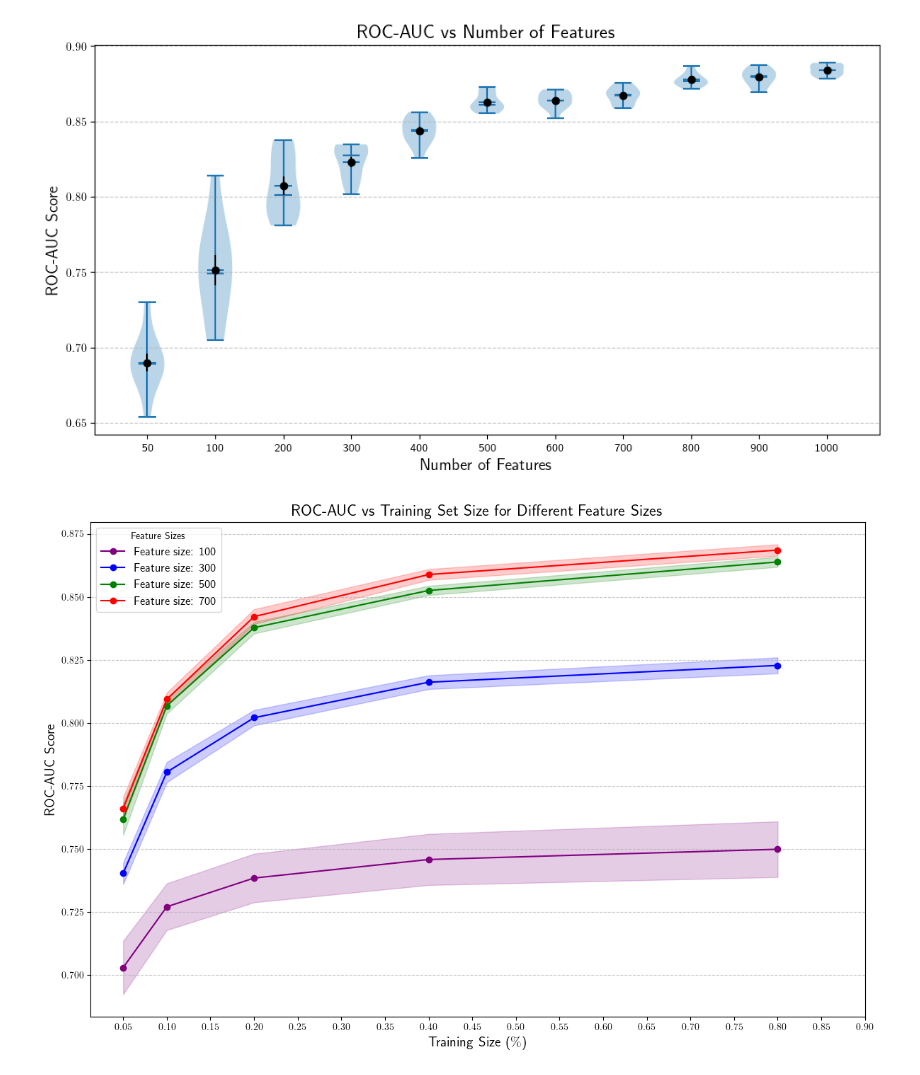
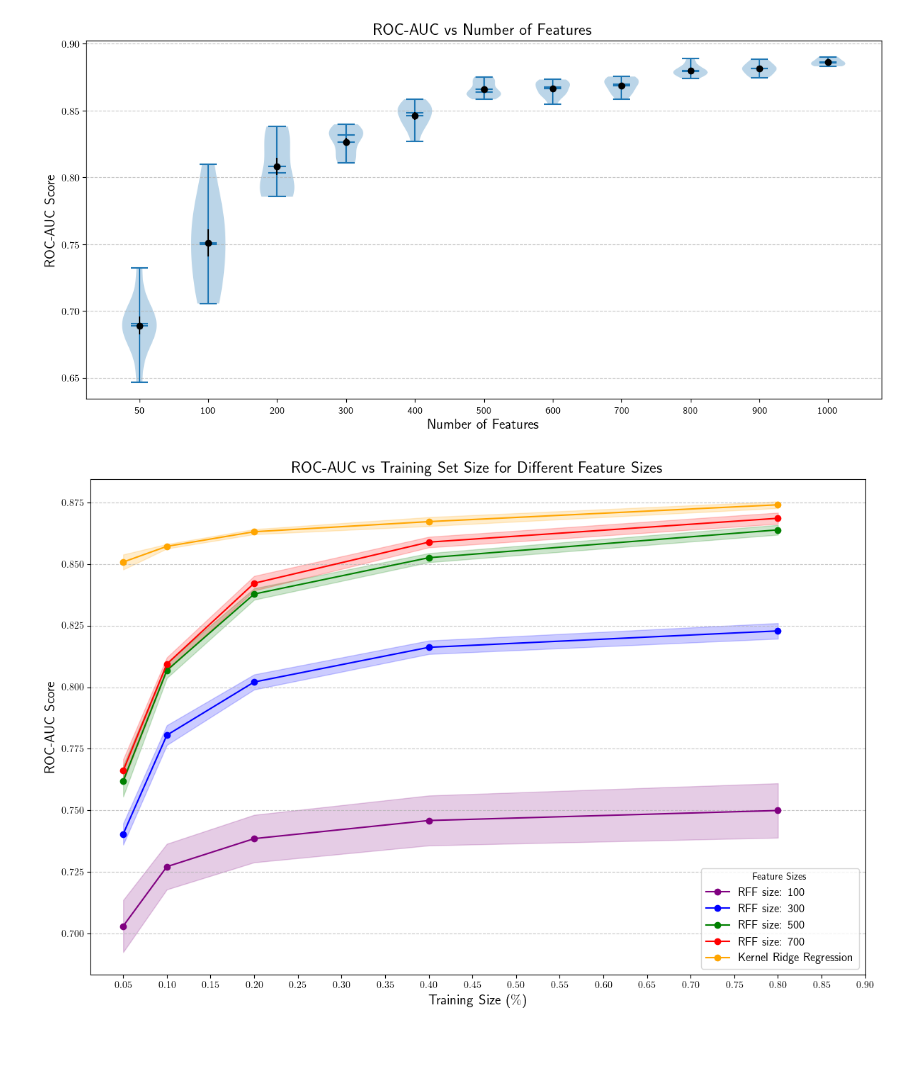
Before and after one commit to gunmin0826/CSC2515_NCSI, a Jupyter notebook: Kernel/neutrino.ipynb, the cells around one changed output. Cells and saved outputs as stored; diff of their text form; code cells hidden in the pictures; blank space fills up the shorter version.

Commit message:
mean plots

```diff
--- a/Kernel/neutrino.ipynb
+++ b/Kernel/neutrino.ipynb
@@ -33,7 +33,7 @@ roc_auc_scores_all = {n_components: [] for n_components in components_range}
 # Collect scores for each number of components
 for n_components in components_range:
     for run in range(10):  # Repeat 10 runs for each number of components
-        X_train, X_test, y_train, y_test = train_test_split(X, y_encoded, test_size=0.3, random_state=42)
+        X_train, X_test, y_train, y_test = train_test_split(X, y_encoded, test_size=0.2, random_state=42)
         # Create a pipeline with the current number of components
         pipeline = make_pipeline(
             StandardScaler(),
@@ -54,34 +54,35 @@ roc_auc_values = [roc_auc_scores_all[n] for n in components_range]
 mean_scores = [np.mean(scores) for scores in roc_auc_values]
 stderr_scores = [np.std(scores) / np.sqrt(len(scores)) for scores in roc_auc_values]
 
 # Plot violin plot with Matplotlib
 
 plt.figure(figsize=(12, 6))
 plt.violinplot(roc_auc_values, showmeans=True, showextrema=True, showmedians=True)
 # Use LateX for the labels
 plt.rc('text', usetex=True)
 # Add mean and standard error bars
 plt.errorbar(
     x=np.arange(1, len(components_range) + 1),  # Matplotlib violin plots are 1-indexed
     y=mean_scores,
     yerr=stderr_scores,
     fmt='o',
     color='black',
     label='Mean ± Standard Error'
 )
 
 # Customize the plot
 plt.title("ROC-AUC vs Number of Features", fontsize=16)
 plt.xlabel("Number of Features", fontsize=14)
 plt.ylabel("ROC-AUC Score", fontsize=14)
 plt.xticks(ticks=np.arange(1, len(components_range) + 1), labels=components_range)
 plt.grid(axis='y', linestyle='--', alpha=0.7)
 plt.savefig('roc_auc_vs_n_features.pdf')
 # plt.legend()
+plt.tight_layout()
 
 plt.show()
 # %% [output]
-[figure, old version]
+[figure, new version]
 # %%
 import matplotlib.pyplot as plt
 import numpy as np
@@ -134,10 +140,11 @@ plt.figure(figsize=(12, 8))
 for feature_size, color in zip(feature_sizes, ['purple', 'blue', 'green', 'red']):
     means = results[feature_size]["means"]
     std_errs = results[feature_size]["std_errs"]
-    plt.plot(train_sizes, means, marker='o', linestyle='-', label=f'Feature size: {feature_size}', color=color)
+    plt.plot(train_sizes, means, marker='o', linestyle='-', label=f'RFF size: {feature_size}', color=color)
     plt.fill_between(train_sizes, np.array(means) - np.array(std_errs), np.array(means) + np.array(std_errs),
                      color=color, alpha=0.2)
-
+plt.plot(train_sizes, summed, marker='o', linestyle='-', label='Kernel Ridge Regression', color='orange')
+plt.fill_between(train_sizes, summed - stdder, summed + stdder, color='orange', alpha=0.2)
 # Customize the plot
 plt.rc('text', usetex=True)
 plt.title("ROC-AUC vs Training Set Size for Different Feature Sizes", fontsize=16)
@@ -152,4 +159,4 @@ plt.savefig('roc_auc_vs_training_size.pdf')
 # Show the plot
 plt.show()
 # %% [output]
-[figure, old version]
+[figure, new version]
```
Also changed, not shown: parts of 1 cell of this notebook, 4 other files.
